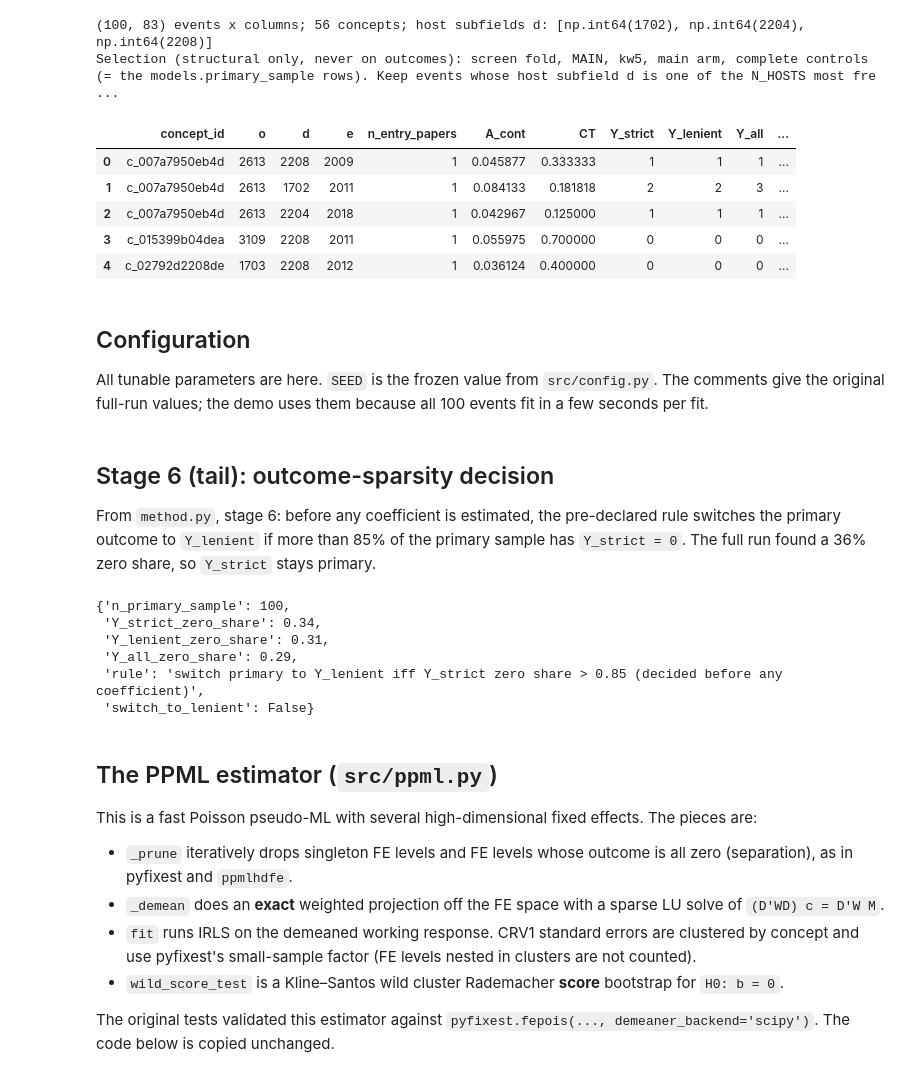
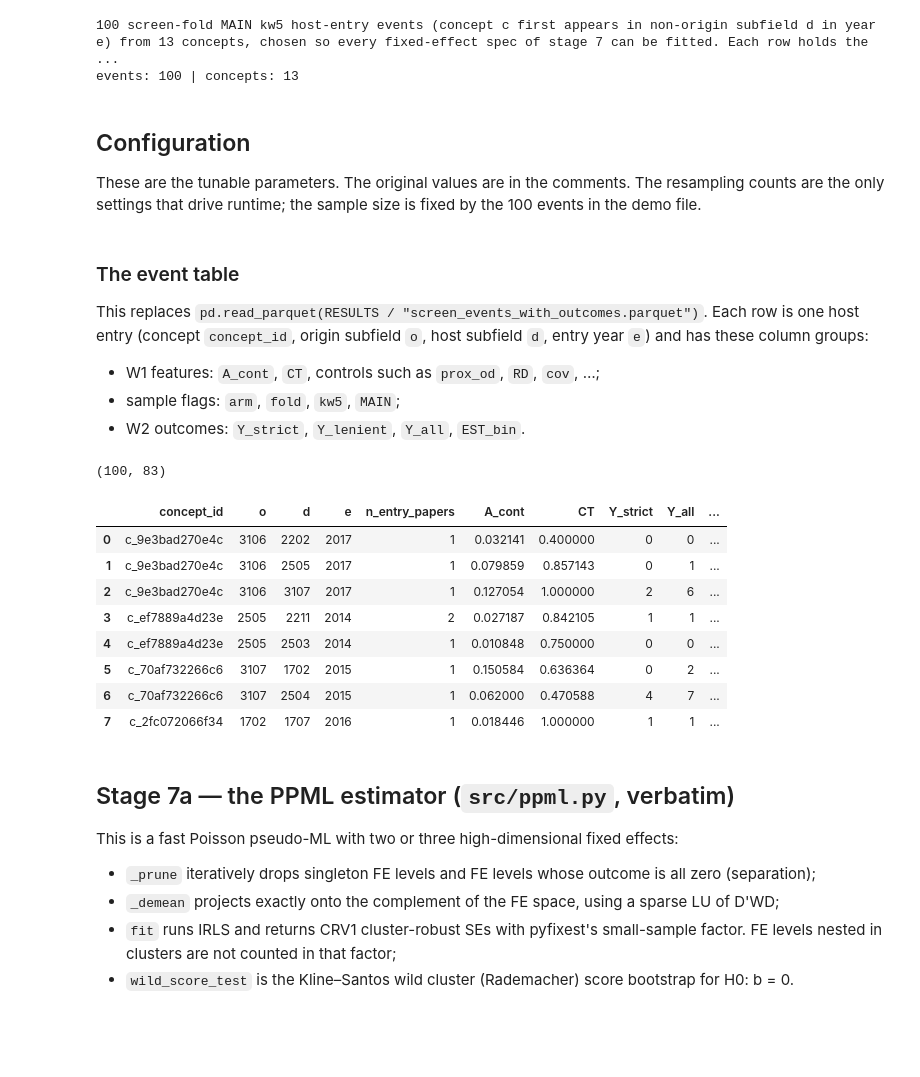
Before and after one commit to ai-inventor-papers/ai-invention-8892b7-occupancy-is-not-integration-for-new, a Jupyter notebook: round-3/experiment-7/demo/method_code_demo.ipynb, the cells around one changed output. Drawn from its saved outputs; the diff is of its cells as text; code cells hidden in the pictures; blank space fills up the shorter version.

Commit message:
round-3/experiment-7 — demo for Do borrowed ideas stick when grafted locally?

```diff
--- a/round-3/experiment-7/demo/method_code_demo.ipynb
+++ b/round-3/experiment-7/demo/method_code_demo.ipynb
@@ -61,5 +89,5 @@ The notebook tries the GitHub raw URL first and falls back to a local `mini_demo
 # %%
-GITHUB_DATA_URL = "https://raw.githubusercontent.com/ai-inventor-papers/ai-invention-8892b7-occupancy-is-not-integration-for-new/main/round-3/experiment-7/demo/mini_demo_data.json"
+GITHUB_DATA_URL = "https://raw.githubusercontent.com/ai-inventor-papers/ai-invention-8892b7-occupancy-is-not-integration-for-new/fork/run_YczZzZ0_9kfq/round-3/experiment-7/demo/mini_demo_data.json"
 import json
 from pathlib import Path
 
@@ -74,22 +102,14 @@ def load_data():
     raise FileNotFoundError("Could not load mini_demo_data.json")
 # %%
 data = load_data()
-# The event table replaces pd.read_parquet(RESULTS / "screen_events_with_outcomes.parquet") (stage-6 output)
-df = pd.DataFrame(data["events"])
-REF = data["metadata"]["full_run_reference"]  # full-run (1,740-event) numbers, used only for comparison at the end
-print(df.shape, "events x columns;", df.concept_id.nunique(), "concepts;", "host subfields d:", sorted(df.d.unique()))
-print(data["metadata"]["selection"])
-df[["concept_id", "o", "d", "e", "n_entry_papers", "A_cont", "CT", "Y_strict", "Y_lenient", "Y_all", "field_group"]].head()
+print(data["metadata"]["description"])
+print("events:", data["metadata"]["n_events"], "| concepts:", data["metadata"]["n_concepts"])
 # %% [output]
-(100, 83) events x columns; 56 concepts; host subfields d: [np.int64(1702), np.int64(2204), np.int64(2208)]
-Selection (structural only, never on outcomes): screen fold, MAIN, kw5, main arm, complete controls (= the models.primary_sample rows). Keep events whose host subfield d is one of the N_HOSTS most fre ...
+100 screen-fold MAIN kw5 host-entry events (concept c first appears in non-origin subfield d in year e) from 13 concepts, chosen so every fixed-effect spec of stage 7 can be fitted. Each row holds the ...
+events: 100 | concepts: 13
-|  | concept_id | o | d | e | n_entry_papers | A_cont | CT | Y_strict | Y_lenient | Y_all | ... |
-| 0 | c_007a7950eb4d | 2613 | 2208 | 2009 | 1 | 0.045877 | 0.333333 | 1 | 1 | 1 | ... |
-| 1 | c_007a7950eb4d | 2613 | 1702 | 2011 | 1 | 0.084133 | 0.181818 | 2 | 2 | 3 | ... |
-| 2 | c_007a7950eb4d | 2613 | 2204 | 2018 | 1 | 0.042967 | 0.125000 | 1 | 1 | 1 | ... |
-| 3 | c_015399b04dea | 3109 | 2208 | 2011 | 1 | 0.055975 | 0.700000 | 0 | 0 | 0 | ... |
-| 4 | c_02792d2208de | 1703 | 2208 | 2012 | 1 | 0.036124 | 0.400000 | 0 | 0 | 0 | ... |
 # %% [markdown]
 ## Configuration
-All tunable parameters are here. `SEED` is the frozen value from `src/config.py`. The comments give the original full-run values; the demo uses them because all 100 events fit in a few seconds per fit.
+
+These are the tunable parameters. The original values are in the comments. The resampling counts are the only settings
+that drive runtime; the sample size is fixed by the 100 events in the demo file.
 # %%
@@ -106,34 +124,37 @@ RESULTS = Path("results")
 RESULTS.mkdir(parents=True, exist_ok=True)
 # %% [markdown]
-## Stage 6 (tail): outcome-sparsity decision
-From `method.py`, stage 6: before any coefficient is estimated, the pre-declared rule switches the primary outcome to `Y_lenient` if more than 85% of the primary sample has `Y_strict = 0`. The full run found a 36% zero share, so `Y_strict` stays primary.
+### The event table
+
+This replaces `pd.read_parquet(RESULTS / "screen_events_with_outcomes.parquet")`. Each row is one host entry
+(concept `concept_id`, origin subfield `o`, host subfield `d`, entry year `e`) and has these column groups:
+* W1 features: `A_cont`, `CT`, controls such as `prox_od`, `RD`, `cov`, …;
+* sample flags: `arm`, `fold`, `kw5`, `MAIN`;
+* W2 outcomes: `Y_strict`, `Y_lenient`, `Y_all`, `EST_bin`.
 # %%
-out = df
-p = out[out.MAIN & out.kw5]
-dec = {"n_primary_sample": int(len(p)), "Y_strict_zero_share": float((p.Y_strict == 0).mean()),
-       "Y_lenient_zero_share": float((p.Y_lenient == 0).mean()),
-       "Y_all_zero_share": float((p.Y_all == 0).mean()),
-       "rule": "switch primary to Y_lenient iff Y_strict zero share > 0.85 (decided before any coefficient)"}
-dec["switch_to_lenient"] = dec["Y_strict_zero_share"] > 0.85
-(RESULTS / "outcome_sparsity_decision.json").write_text(json.dumps(dec, indent=1))
-dec
+df = pd.DataFrame(data["datasets"][0]["examples"])
+print(df.shape)
+df[["concept_id", "o", "d", "e", "n_entry_papers", "A_cont", "CT", "Y_strict", "Y_all", "field_group"]].head(8)
 # %% [output]
-{'n_primary_sample': 100,
- 'Y_strict_zero_share': 0.34,
- 'Y_lenient_zero_share': 0.31,
- 'Y_all_zero_share': 0.29,
- 'rule': 'switch primary to Y_lenient iff Y_strict zero share > 0.85 (decided before any coefficient)',
- 'switch_to_lenient': False}
+(100, 83)
+|  | concept_id | o | d | e | n_entry_papers | A_cont | CT | Y_strict | Y_all | ... |
+| 0 | c_9e3bad270e4c | 3106 | 2202 | 2017 | 1 | 0.032141 | 0.400000 | 0 | 0 | ... |
+| 1 | c_9e3bad270e4c | 3106 | 2505 | 2017 | 1 | 0.079859 | 0.857143 | 0 | 1 | ... |
+| 2 | c_9e3bad270e4c | 3106 | 3107 | 2017 | 1 | 0.127054 | 1.000000 | 2 | 6 | ... |
+| 3 | c_ef7889a4d23e | 2505 | 2211 | 2014 | 2 | 0.027187 | 0.842105 | 1 | 1 | ... |
+| 4 | c_ef7889a4d23e | 2505 | 2503 | 2014 | 1 | 0.010848 | 0.750000 | 0 | 0 | ... |
+| 5 | c_70af732266c6 | 3107 | 1702 | 2015 | 1 | 0.150584 | 0.636364 | 0 | 2 | ... |
+| 6 | c_70af732266c6 | 3107 | 2504 | 2015 | 1 | 0.062000 | 0.470588 | 4 | 7 | ... |
+| 7 | c_2fc072066f34 | 1702 | 1707 | 2016 | 1 | 0.018446 | 1.000000 | 1 | 1 | ... |
 # %% [markdown]
-## The PPML estimator (`src/ppml.py`)
-This is a fast Poisson pseudo-ML with several high-dimensional fixed effects. The pieces are:
+## Stage 7a — the PPML estimator (`src/ppml.py`, verbatim)
 
-* `_prune` iteratively drops singleton FE levels and FE levels whose outcome is all zero (separation), as in pyfixest and `ppmlhdfe`.
-* `_demean` does an **exact** weighted projection off the FE space with a sparse LU solve of `(D'WD) c = D'W M`.
-* `fit` runs IRLS on the demeaned working response. CRV1 standard errors are clustered by concept and use pyfixest's small-sample factor (FE levels nested in clusters are not counted).
-* `wild_score_test` is a Kline–Santos wild cluster Rademacher **score** bootstrap for `H0: b = 0`.
+This is a fast Poisson pseudo-ML with two or three high-dimensional fixed effects:
 
-The original tests validated this estimator against `pyfixest.fepois(..., demeaner_backend='scipy')`. The code below is copied unchanged.
+* `_prune` iteratively drops singleton FE levels and FE levels whose outcome is all zero (separation);
+* `_demean` projects exactly onto the complement of the FE space, using a sparse LU of D'WD;
+* `fit` runs IRLS and returns CRV1 cluster-robust SEs with pyfixest's small-sample factor. FE levels nested in clusters
+  are not counted in that factor;
+* `wild_score_test` is the Kline–Santos wild cluster (Rademacher) score bootstrap for H0: b = 0.
 # %%
 def _prune(y: np.ndarray, fes: list[np.ndarray]) -> np.ndarray:
     """Iteratively drop singleton FE levels and FE levels with all-zero outcome (separation)."""
```
Also changed, not shown: parts of 30 cells of this notebook, 1 other file.
